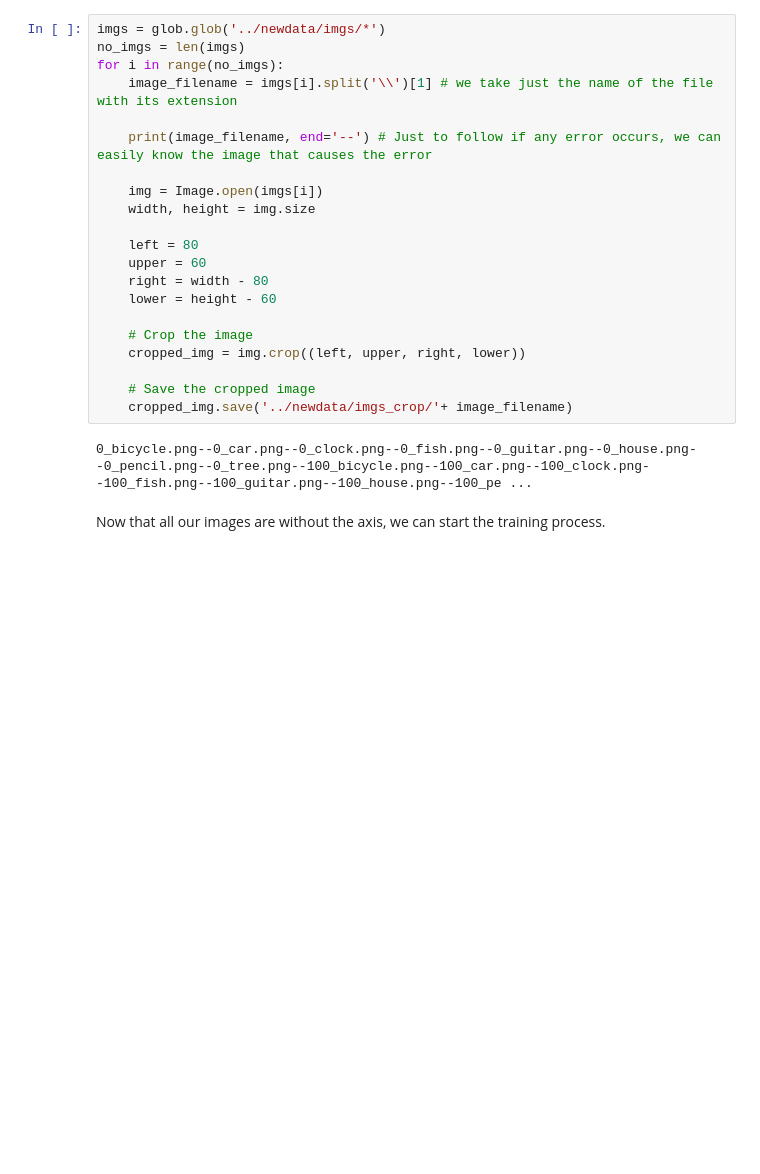
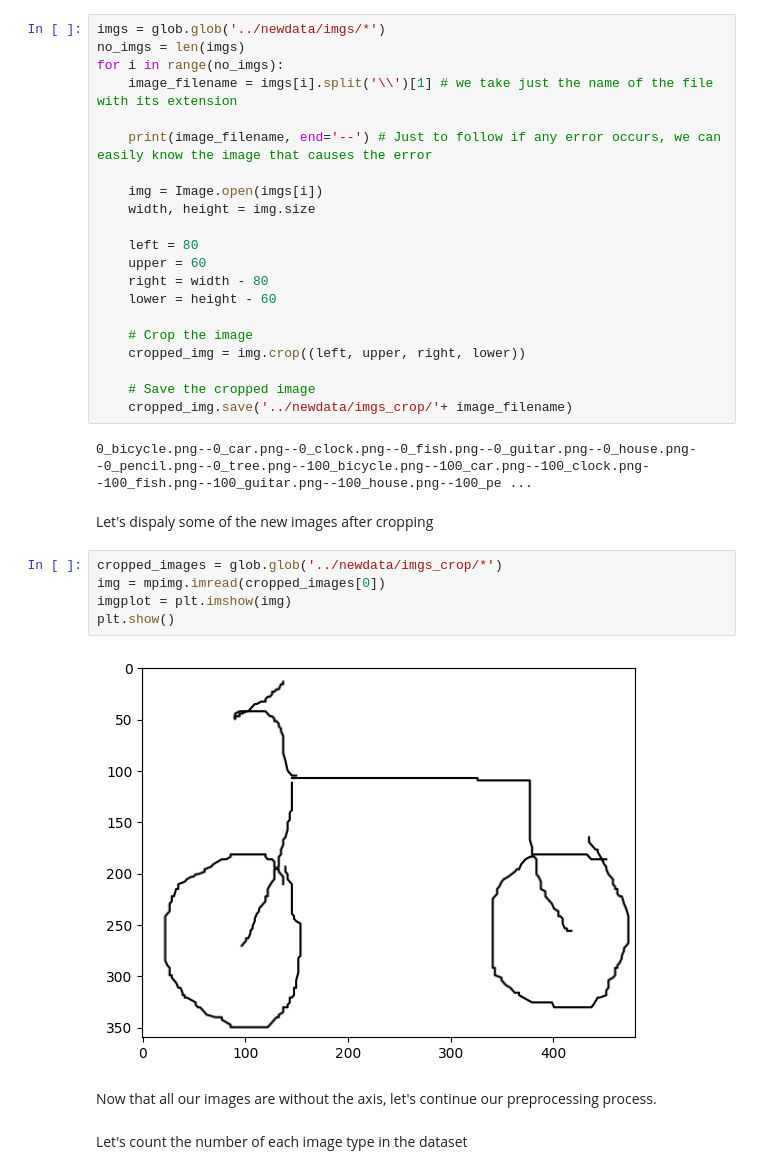
Before and after one commit to s7yby02/Drawing-App, a Jupyter notebook: DL_approach/Data_processing.ipynb, the cells around one changed output. Saved outputs shown, nothing was run; the diff lists cells and outputs as text; blank space fills up the shorter version.

Commit message:
images cleaning

```diff
--- a/DL_approach/Data_processing.ipynb
+++ b/DL_approach/Data_processing.ipynb
@@ -60,5 +60,16 @@ for i in range(no_imgs):
     cropped_img.save('../newdata/imgs_crop/'+ image_filename)
 # %% [output]
 0_bicycle.png--0_car.png--0_clock.png--0_fish.png--0_guitar.png--0_house.png--0_pencil.png--0_tree.png--100_bicycle.png--100_car.png--100_clock.png--100_fish.png--100_guitar.png--100_house.png--100_pe ...
+# %% [markdown]
+Let's dispaly some of the new images after cropping
+# %%
+cropped_images = glob.glob('../newdata/imgs_crop/*')
+img = mpimg.imread(cropped_images[0])
+imgplot = plt.imshow(img)
+plt.show()
+# %% [output]
+[figure, added]
 # %% [markdown]
-Now that all our images are without the axis, we can start the training process.
+Now that all our images are without the axis, let's continue our preprocessing process.
+# %% [markdown]
+Let's count the number of each image type in the dataset
```
Also changed, not shown: parts of 8 cells of this notebook, 10 other files.
